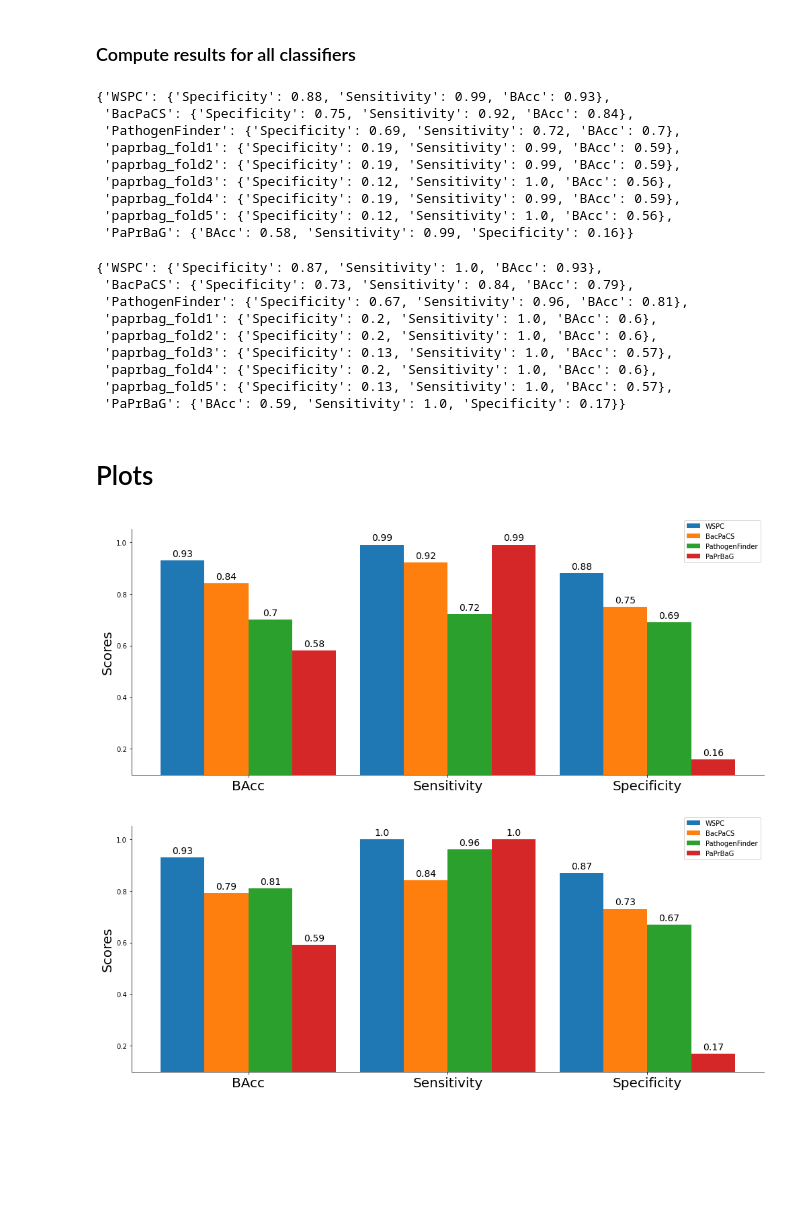
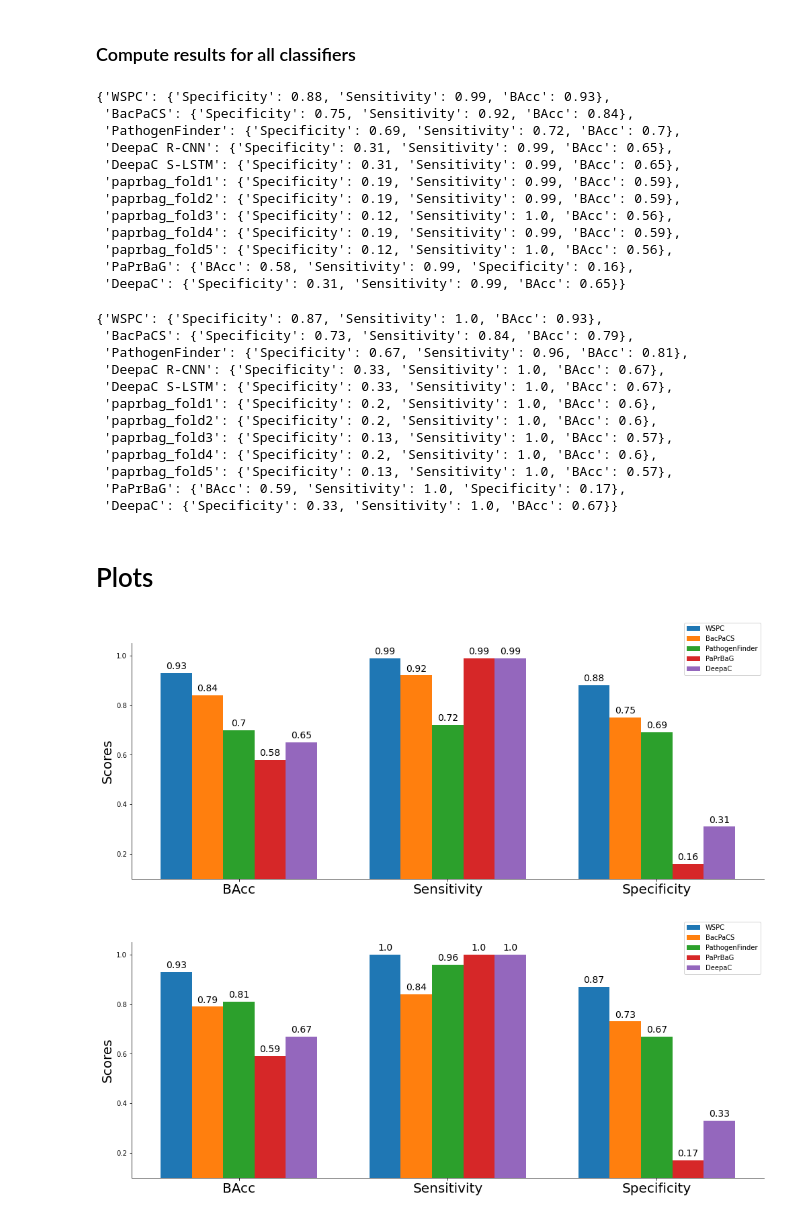
Before and after one commit to shakedna1/wspc_rep, a Jupyter notebook: comp_analysis/Bacpacs/Bacpacs_comparative_analysis.ipynb, the cells around one changed output. Cells and saved outputs as stored; diff of their text form; code cells hidden in the pictures; blank space fills up the shorter version.

Commit message:
Update bacpacs test comp analysis with deepac results

```diff
--- a/comp_analysis/Bacpacs/Bacpacs_comparative_analysis.ipynb
+++ b/comp_analysis/Bacpacs/Bacpacs_comparative_analysis.ipynb
@@ -299,34 +362,44 @@ def get_cls_results(genomes, all_methods_preds, methods, measures):
     return results
 # %%
 measures = [BACC, SEN, SPE]
-methods = [WSPC, BACPACS, PATHOGEN_FINDER] + paprbag_folds
+methods = [WSPC, BACPACS, PATHOGEN_FINDER, DEEPAC_R, DEEPAC_S] + paprbag_folds
 genomes = bacpacs_dataset.y.index
 
 results_entire_test = get_cls_results(genomes, all_methods_preds, methods, measures)
+results_entire_test[DEEPAC] = results_entire_test[DEEPAC_R]
+
 results_entire_test
 # %% [output]
 {'WSPC': {'Specificity': 0.88, 'Sensitivity': 0.99, 'BAcc': 0.93},
  'BacPaCS': {'Specificity': 0.75, 'Sensitivity': 0.92, 'BAcc': 0.84},
  'PathogenFinder': {'Specificity': 0.69, 'Sensitivity': 0.72, 'BAcc': 0.7},
+ 'DeepaC R-CNN': {'Specificity': 0.31, 'Sensitivity': 0.99, 'BAcc': 0.65},
+ 'DeepaC S-LSTM': {'Specificity': 0.31, 'Sensitivity': 0.99, 'BAcc': 0.65},
  'paprbag_fold1': {'Specificity': 0.19, 'Sensitivity': 0.99, 'BAcc': 0.59},
  'paprbag_fold2': {'Specificity': 0.19, 'Sensitivity': 0.99, 'BAcc': 0.59},
  'paprbag_fold3': {'Specificity': 0.12, 'Sensitivity': 1.0, 'BAcc': 0.56},
  'paprbag_fold4': {'Specificity': 0.19, 'Sensitivity': 0.99, 'BAcc': 0.59},
  'paprbag_fold5': {'Specificity': 0.12, 'Sensitivity': 1.0, 'BAcc': 0.56},
- 'PaPrBaG': {'BAcc': 0.58, 'Sensitivity': 0.99, 'Specificity': 0.16}}
+ 'PaPrBaG': {'BAcc': 0.58, 'Sensitivity': 0.99, 'Specificity': 0.16},
+ 'DeepaC': {'Specificity': 0.31, 'Sensitivity': 0.99, 'BAcc': 0.65}}
 # %%
 results_balanced_test = get_cls_results(balanced_dataset_genomes, all_methods_preds, methods, measures)
+results_balanced_test[DEEPAC] = results_balanced_test[DEEPAC_R]
+
 results_balanced_test
 # %% [output]
 {'WSPC': {'Specificity': 0.87, 'Sensitivity': 1.0, 'BAcc': 0.93},
  'BacPaCS': {'Specificity': 0.73, 'Sensitivity': 0.84, 'BAcc': 0.79},
  'PathogenFinder': {'Specificity': 0.67, 'Sensitivity': 0.96, 'BAcc': 0.81},
+ 'DeepaC R-CNN': {'Specificity': 0.33, 'Sensitivity': 1.0, 'BAcc': 0.67},
+ 'DeepaC S-LSTM': {'Specificity': 0.33, 'Sensitivity': 1.0, 'BAcc': 0.67},
  'paprbag_fold1': {'Specificity': 0.2, 'Sensitivity': 1.0, 'BAcc': 0.6},
  'paprbag_fold2': {'Specificity': 0.2, 'Sensitivity': 1.0, 'BAcc': 0.6},
  'paprbag_fold3': {'Specificity': 0.13, 'Sensitivity': 1.0, 'BAcc': 0.57},
  'paprbag_fold4': {'Specificity': 0.2, 'Sensitivity': 1.0, 'BAcc': 0.6},
  'paprbag_fold5': {'Specificity': 0.13, 'Sensitivity': 1.0, 'BAcc': 0.57},
- 'PaPrBaG': {'BAcc': 0.59, 'Sensitivity': 1.0, 'Specificity': 0.17}}
+ 'PaPrBaG': {'BAcc': 0.59, 'Sensitivity': 1.0, 'Specificity': 0.17},
+ 'DeepaC': {'Specificity': 0.33, 'Sensitivity': 1.0, 'BAcc': 0.67}}
 # %% [markdown]
 # Plots
 # %%
@@ -337,12 +410,12 @@ def label_bars(rects, ax):
             ax.annotate('{}'.format(height), xy=(label.get_x() + label.get_width()/2, height),
                         xytext=(0, 3), textcoords="offset points", ha='center', va='bottom', fontsize=14)
 
-def create_comparative_barplots(results):
+def create_comparative_barplots(results, out_path):
 
-    methods = [WSPC, BACPACS, PATHOGEN_FINDER, PAPRBAG]
+    methods = [WSPC, BACPACS, PATHOGEN_FINDER, PAPRBAG, DEEPAC]
     measures = [BACC, SEN, SPE]
 
-    width = 0.22
+    width = 0.15
 
     fig, ax = plt.subplots(figsize=(14, 6))
 
@@ -354,7 +427,7 @@ def create_comparative_barplots(results):
         rects.append(rect)
 
     ax.set_ylabel('Scores',  fontsize=20)
-    center_x =  width*len(measures)/2
+    center_x = width*len(methods)/2.5
     ax.set_xticks([x + center_x for x in np.arange(len(measures))])
     ax.set_xticklabels(measures, fontsize=20)
     ax.set_ylim([0.1, 1.05])
@@ -368,13 +441,18 @@ def create_comparative_barplots(results):
     ax.spines['right'].set_visible(False)
     ax.spines['top'].set_visible(False)
 
-    #plt.savefig('comparative_barplots_newTest_21.4.pdf')
+    plt.savefig(out_path)
     plt.show()
 # %%
-create_comparative_barplots(results_entire_test)
+out_path = '..\..\Paper\Figures\\'
+fig_name = 'Comparative_benchmark1.pdf'
+
+create_comparative_barplots(results_entire_test, out_path+fig_name)
 # %% [output]
-[figure, old version]
+[figure, new version]
 # %%
-create_comparative_barplots(results_balanced_test)
+fig_name = 'Comparative_benchmark2.pdf'
+
+create_comparative_barplots(results_balanced_test, out_path+fig_name)
 # %% [output]
-[figure, old version]
+[figure, new version]
```
Also changed, not shown: parts of 44 cells of this notebook, 9 other files.
